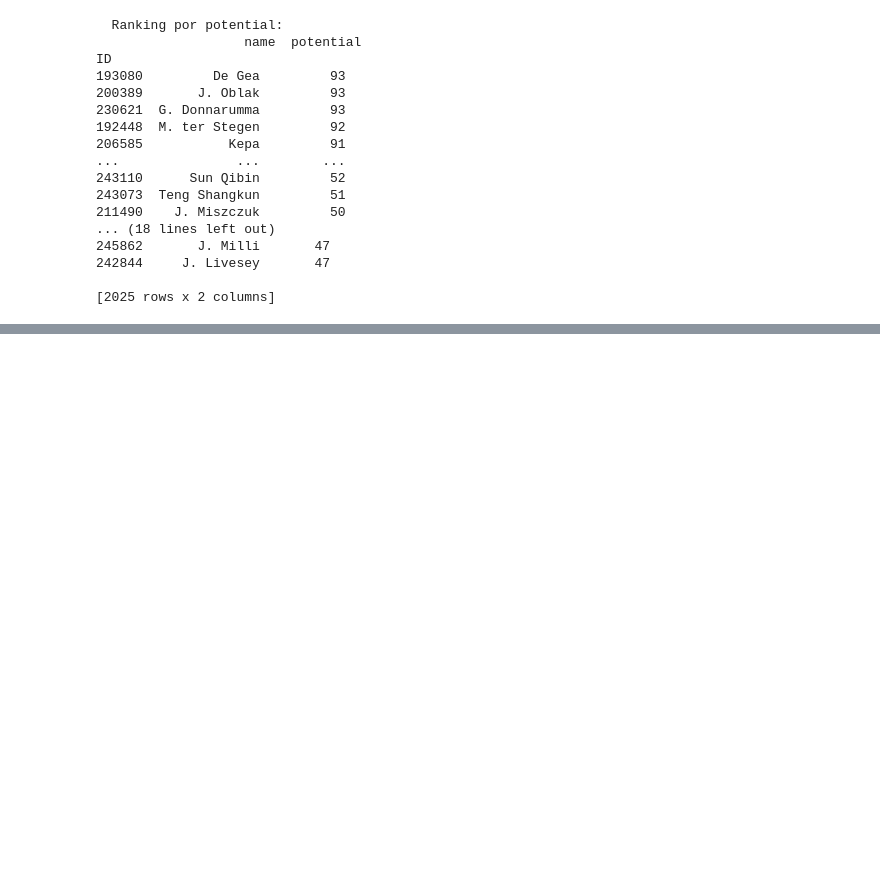
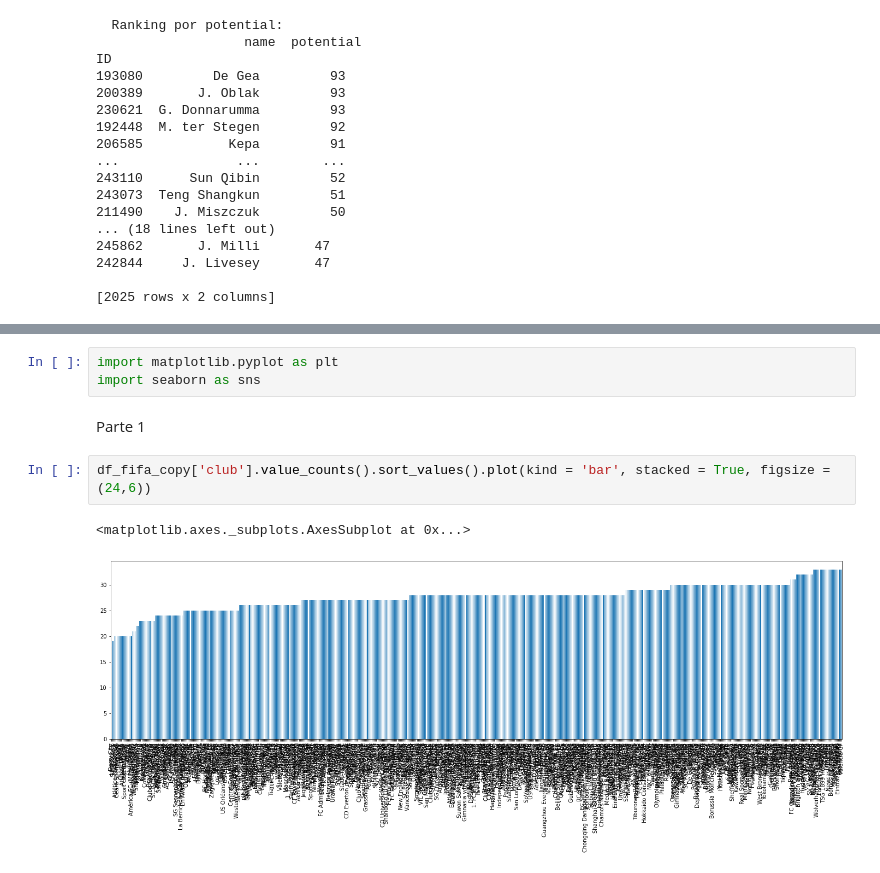
Before and after one commit to flavianacif/DSWP, a Jupyter notebook: 2020_10_09_Exercicio9_FIFA.ipynb, the cells around one changed output, grey strips where cells are left out. Drawn from its saved outputs; the diff is of its cells as text; blank space fills up the shorter version.

```diff
--- a/2020_10_09_Exercicio9_FIFA.ipynb
+++ b/2020_10_09_Exercicio9_FIFA.ipynb
@@ -453,0 +460,10 @@ ID
+# %%
+import matplotlib.pyplot as plt
+import seaborn as sns
+# %% [markdown]
+Parte 1
+# %%
+df_fifa_copy['club'].value_counts().sort_values().plot(kind = 'bar', stacked = True, figsize = (24,6))
+# %% [output]
+<matplotlib.axes._subplots.AxesSubplot at 0x...>
+[figure, added]
```
Also changed, not shown: parts of 8 cells of this notebook.
